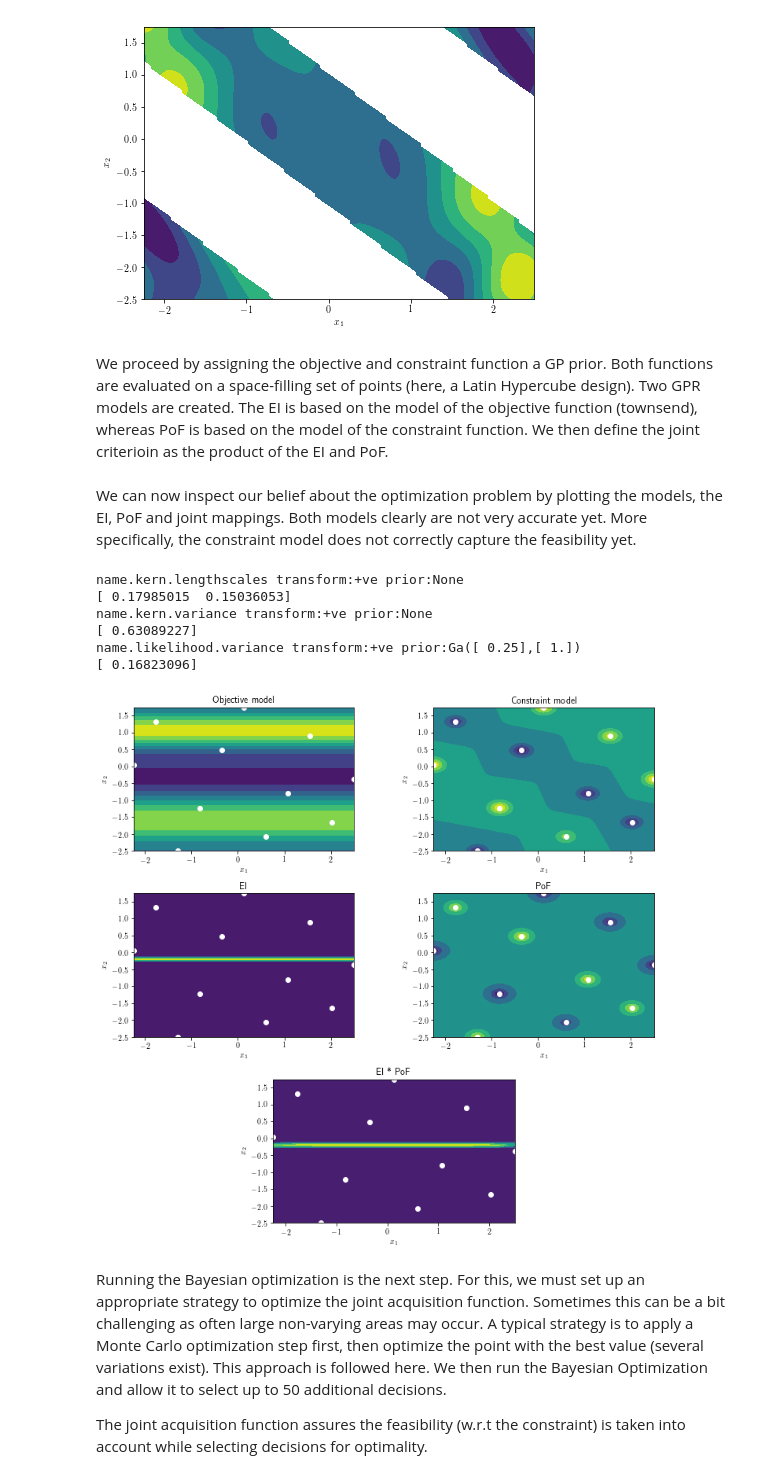
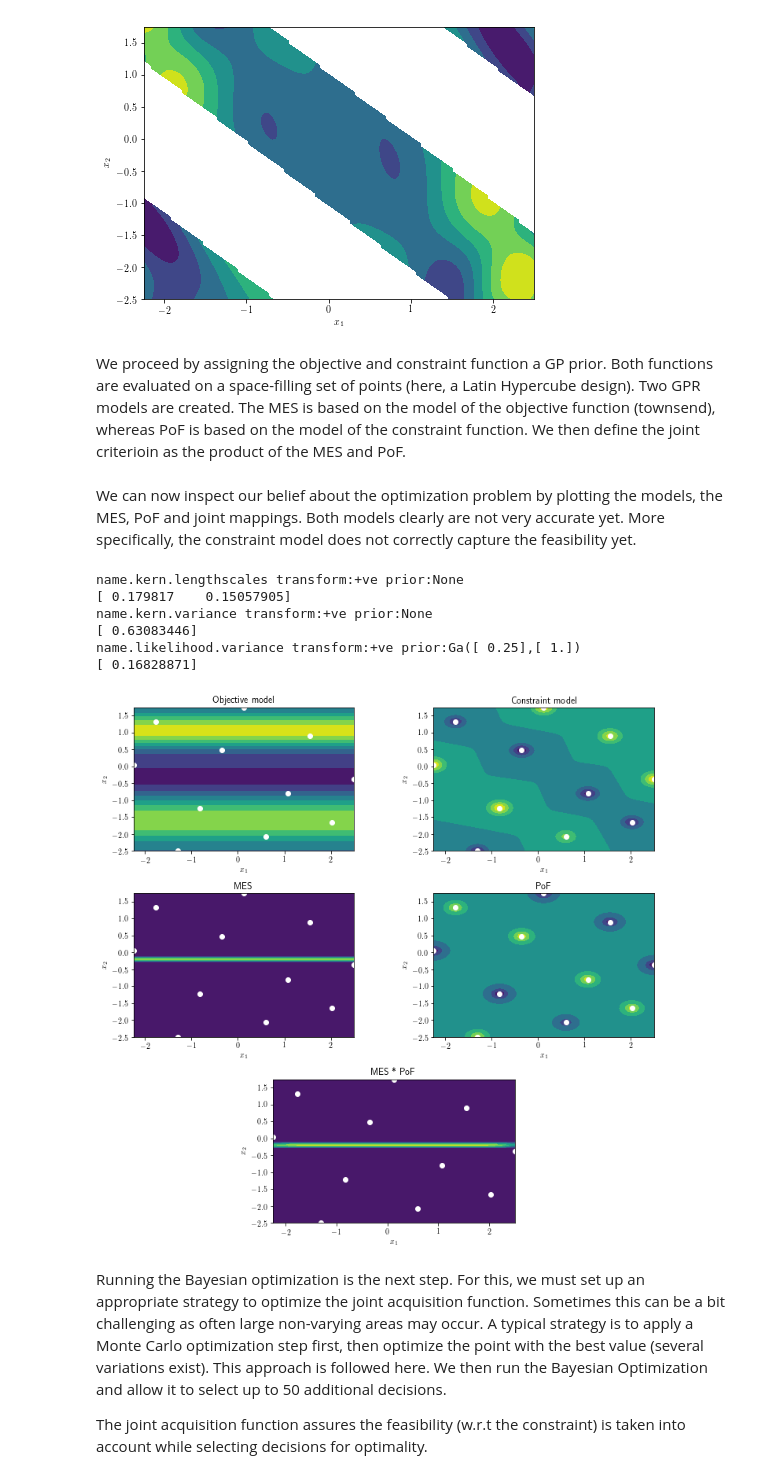
Before and after one commit to GPflow/GPflowOpt, a Jupyter notebook: doc/source/notebooks/constrained_bo_mes.ipynb, the cells around one changed output. Saved outputs shown, nothing was run; the diff lists cells and outputs as text; code cells hidden in the pictures.

```diff
--- a/doc/source/notebooks/constrained_bo_mes.ipynb
+++ b/doc/source/notebooks/constrained_bo_mes.ipynb
@@ -51,7 +51,7 @@ plotfx();
 [figure]
 # %% [markdown]
 We proceed by assigning the objective and constraint function a GP prior. Both functions are evaluated on a space-filling set of points (here, a Latin Hypercube design). Two GPR models are created.
-The EI is based on the model of the objective function (townsend), whereas PoF is based on the model of the constraint function. We then define the joint criterioin as the product of the EI and PoF.
+The MES is based on the model of the objective function (townsend), whereas PoF is based on the model of the constraint function. We then define the joint criterioin as the product of the MES and PoF.
 # %%
 # Initial evaluations
 design = GPflowOpt.design.LatinHyperCube(11, domain)
@@ -67,52 +67,52 @@ constraint_model.likelihood.variance = 0.01
 constraint_model.likelihood.variance.prior =  GPflow.priors.Gamma(1./4.,1.0)
 
 # Setup
-ei = GPflowOpt.acquisition.MaxvalueEntropySearch(objective_model, domain)
+mes = GPflowOpt.acquisition.MaxvalueEntropySearch(objective_model, domain)
 pof = GPflowOpt.acquisition.ProbabilityOfFeasibility(constraint_model)
-joint = ei * pof
+joint = mes * pof
 # %% [markdown]
-We can now inspect our belief about the optimization problem by plotting the models, the EI, PoF and joint mappings. Both models clearly are not very accurate yet. More specifically, the constraint model does not correctly capture the feasibility yet.
+We can now inspect our belief about the optimization problem by plotting the models, the MES, PoF and joint mappings. Both models clearly are not very accurate yet. More specifically, the constraint model does not correctly capture the feasibility yet.
 # %%
 def plot():
     Xeval = GPflowOpt.design.FactorialDesign(101, domain).generate()
     Yevala,_ = joint.operands[0].models[0].predict_f(Xeval)
     Yevalb,_ = joint.operands[1].models[0].predict_f(Xeval)
-    Yevalc = np.maximum(ei.evaluate(Xeval), 0)
+    Yevalc = np.maximum(mes.evaluate(Xeval), 0)
     Yevald = pof.evaluate(Xeval)
     Yevale = np.maximum(joint.evaluate(Xeval), 0)
     shape = (101, 101)
     plots = [('Objective model', Yevala), ('Constraint model', Yevalb),
-             ('EI', Yevalc), ('PoF', Yevald),
-             ('EI * PoF', Yevale)]
+             ('MES', Yevalc), ('PoF', Yevald),
+             ('MES * PoF', Yevale)]
 
     plt.figure(figsize=(10,10))
     for i, plot in enumerate(plots):
         if i == 4:
             plt.subplot(3,3,8)
             ax = plt.subplot2grid((3, 4), (2, 1), colspan=2)
         else:
             ax = plt.subplot2grid((3, 2), (int(i/2), i % 2))
 
         ax.contourf(Xeval[:,0].reshape(shape), Xeval[:,1].reshape(shape), plot[1].reshape(shape))
         ax.scatter(joint.data[0][:,0], joint.data[0][:,1], c='w')
         ax.set_title(plot[0])
         ax.set_xlabel('$x_1$')
         ax.set_ylabel('$x_2$')
         ax.set_xlim([domain.lower[0], domain.upper[0]])
         ax.set_ylim([domain.lower[1], domain.upper[1]])
     plt.tight_layout()
 
-# Plot representing the model belief, and the belief mapped to EI and PoF
+# Plot representing the model belief, and the belief mapped to MES and PoF
 plot()
 print(constraint_model)
 # %% [output]
 name.kern.lengthscales transform:+ve prior:None
-[ 0.17985015  0.15036053]
+[ 0.179817    0.15057905]
 name.kern.variance transform:+ve prior:None
-[ 0.63089227]
+[ 0.63083446]
 name.likelihood.variance transform:+ve prior:Ga([ 0.25],[ 1.])
-[ 0.16823096]
+[ 0.16828871]
-[figure, old version]
+[figure, new version]
 # %% [markdown]
 Running the Bayesian optimization is the next step. For this, we must set up an appropriate strategy to optimize the joint acquisition function. Sometimes this can be a bit challenging as often large non-varying areas may occur. A typical strategy is to apply a Monte Carlo optimization step first, then optimize the point with the best value (several variations exist). This approach is followed here. We then run the Bayesian Optimization and allow it to select up to 50 additional decisions.
 
```
Also changed, not shown: parts of 7 cells of this notebook.
